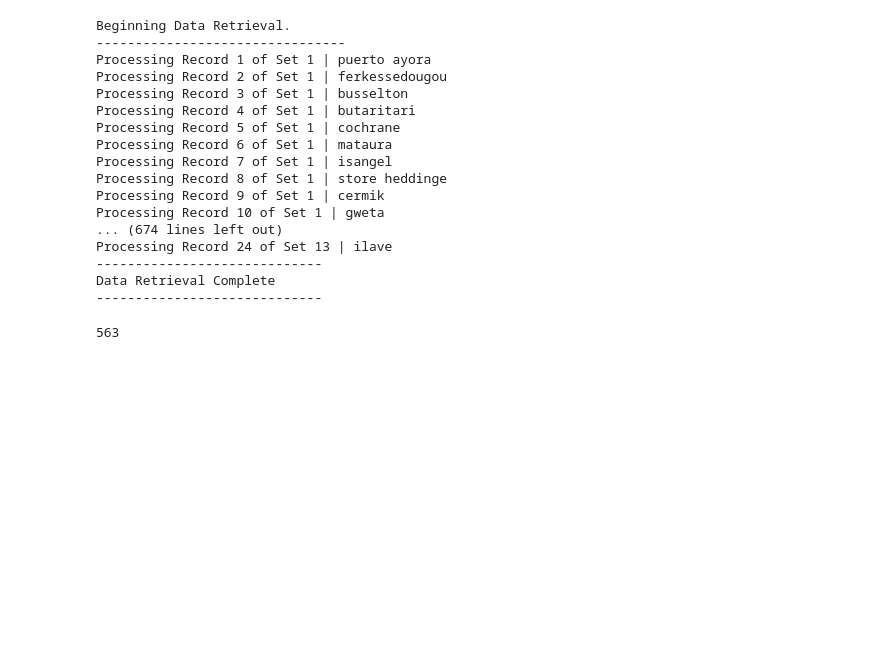
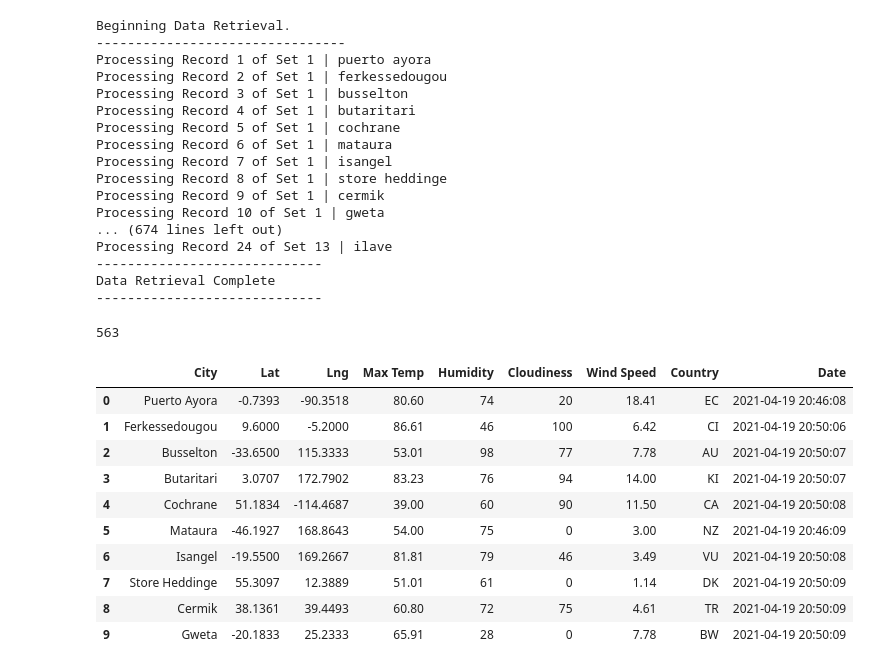
Before and after one commit to linb960/World_Weather_Analysis, a Jupyter notebook: WeatherPy.ipynb, the cells around one changed output. Cells and saved outputs as stored; diff of their text form; code cells hidden in the pictures; blank space fills up the shorter version.

Commit message:
city_data_df created and output to csv

```diff
--- a/WeatherPy.ipynb
+++ b/WeatherPy.ipynb
@@ -114,3 +114,19 @@ Data Retrieval Complete
 len(city_data)
 # %% [output]
 563
+# %%
+#Convert the array of dictionaries to a Pandas dataframe
+city_data_df = pd.DataFrame(city_data)
+city_data_df.head(10)
+# %% [output]
+|  | City | Lat | Lng | Max Temp | Humidity | Cloudiness | Wind Speed | Country | Date |
+| 0 | Puerto Ayora | -0.7393 | -90.3518 | 80.60 | 74 | 20 | 18.41 | EC | 2021-04-19 20:46:08 |
+| 1 | Ferkessedougou | 9.6000 | -5.2000 | 86.61 | 46 | 100 | 6.42 | CI | 2021-04-19 20:50:06 |
+| 2 | Busselton | -33.6500 | 115.3333 | 53.01 | 98 | 77 | 7.78 | AU | 2021-04-19 20:50:07 |
+| 3 | Butaritari | 3.0707 | 172.7902 | 83.23 | 76 | 94 | 14.00 | KI | 2021-04-19 20:50:07 |
+| 4 | Cochrane | 51.1834 | -114.4687 | 39.00 | 60 | 90 | 11.50 | CA | 2021-04-19 20:50:08 |
+| 5 | Mataura | -46.1927 | 168.8643 | 54.00 | 75 | 0 | 3.00 | NZ | 2021-04-19 20:46:09 |
+| 6 | Isangel | -19.5500 | 169.2667 | 81.81 | 79 | 46 | 3.49 | VU | 2021-04-19 20:50:08 |
+| 7 | Store Heddinge | 55.3097 | 12.3889 | 51.01 | 61 | 0 | 1.14 | DK | 2021-04-19 20:50:09 |
+| 8 | Cermik | 38.1361 | 39.4493 | 60.80 | 72 | 75 | 4.61 | TR | 2021-04-19 20:50:09 |
+| 9 | Gweta | -20.1833 | 25.2333 | 65.91 | 28 | 0 | 7.78 | BW | 2021-04-19 20:50:09 |
```
Also changed, not shown: parts of 2 cells of this notebook, 1 other file.
